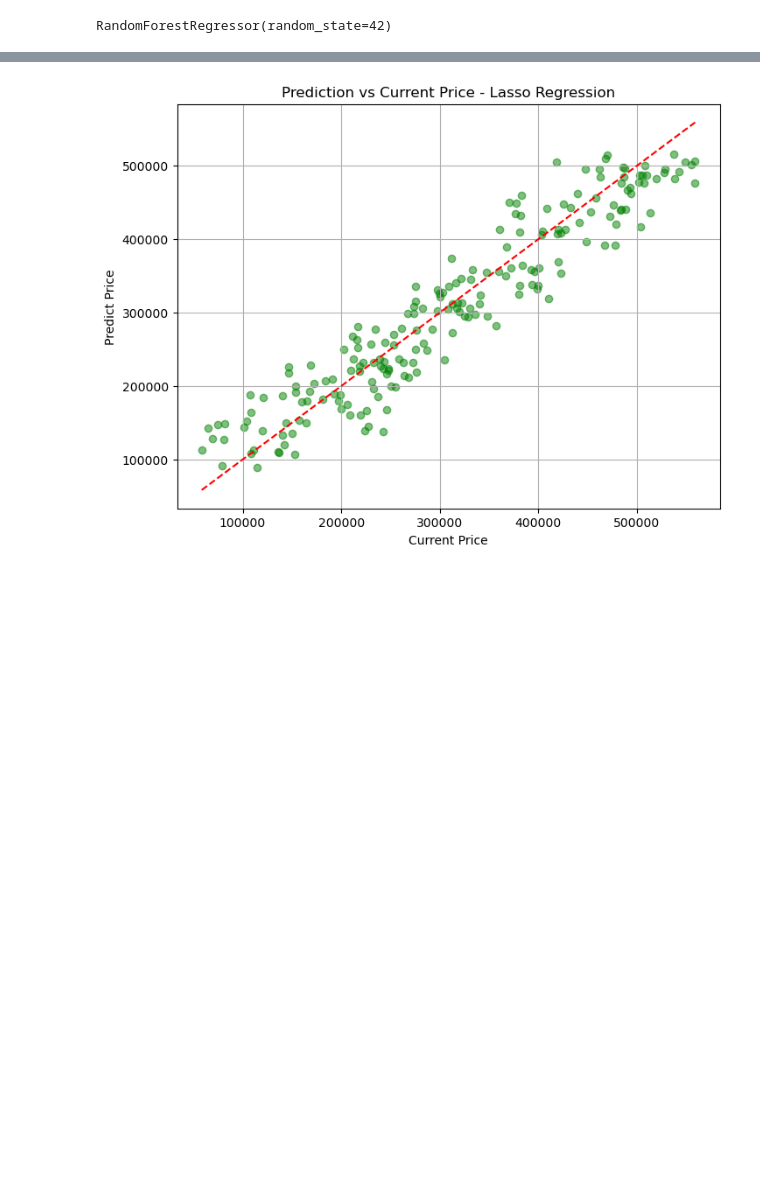
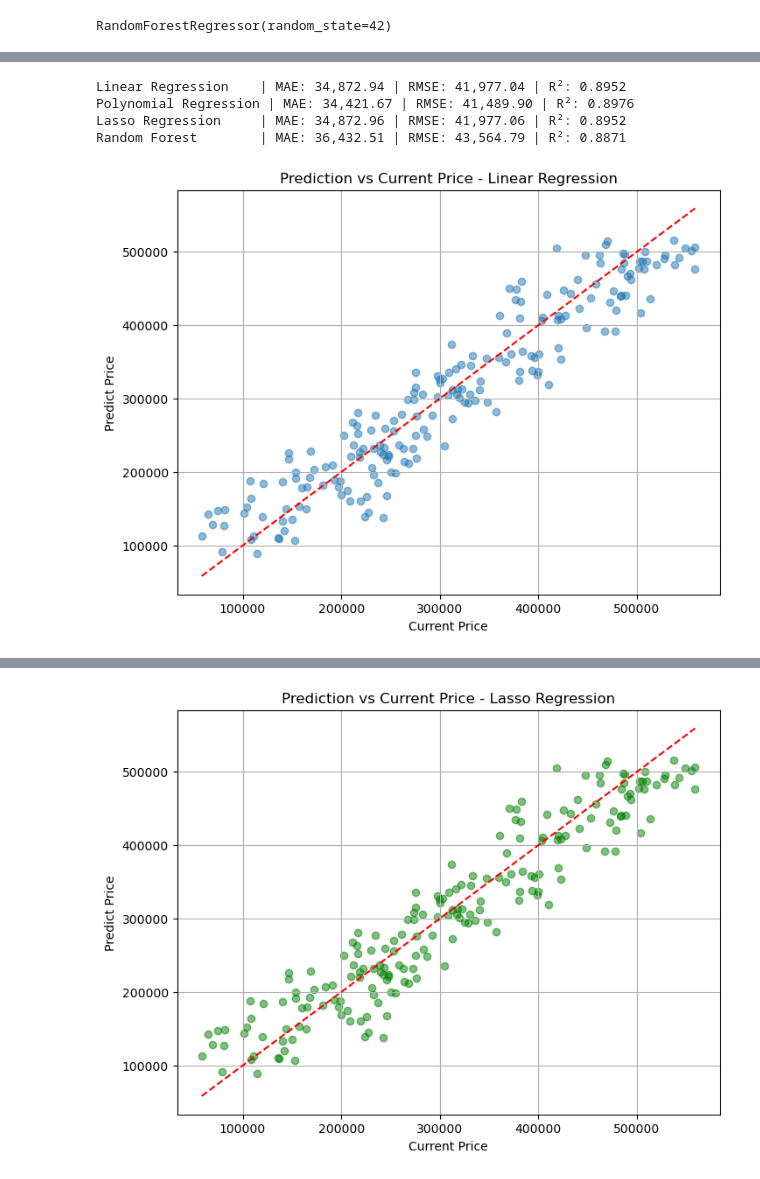
Before and after one commit to chiangmengche/IMLP449, a Jupyter notebook: Project/Final_project.ipynb, the cells around one changed output, grey strips where cells are left out. Drawn from its saved outputs; the diff is of its cells as text; code cells hidden in the pictures; blank space fills up the shorter version.

```diff
--- a/Project/Final_project.ipynb
+++ b/Project/Final_project.ipynb
@@ -115,5 +125,28 @@ print(ev_rf)
 ('Lasso Regression', 34872.96229417997, 41977.061009454, 0.8951831246546735)
 ('Random Forest', 36432.508625, 43564.787989647004, 0.8871040502077758)
+# %%
+models_eval = [ev_lr, ev_poly, ev_lasso, ev_rf]
+
+for model in models_eval:
+    name, mae, rmse, r2 = model
+    print(f"{name:<20} | MAE: {mae:,.2f} | RMSE: {rmse:,.2f} | R²: {r2:.4f}")
+# %% [output]
+Linear Regression    | MAE: 34,872.94 | RMSE: 41,977.04 | R²: 0.8952
+Polynomial Regression | MAE: 34,421.67 | RMSE: 41,489.90 | R²: 0.8976
+Lasso Regression     | MAE: 34,872.96 | RMSE: 41,977.06 | R²: 0.8952
+Random Forest        | MAE: 36,432.51 | RMSE: 43,564.79 | R²: 0.8871
+# %%
+# 使用Linear Regression的預測結果進行圖示
+plt.figure(figsize=(8, 6))
+plt.scatter(y_test, lr_predict, alpha=0.5)
+plt.plot([y_test.min(), y_test.max()], [y_test.min(), y_test.max()], 'r--')
+plt.xlabel("Current Price")
+plt.ylabel("Predict Price")
+plt.title("Prediction vs Current Price - Linear Regression")
+plt.grid(True)
+plt.show()
+# %% [output]
+[figure, added]
 # %%
 # 使用Polynomial Regression的預測結果進行圖示
 plt.figure(figsize=(8, 6))
```
Also changed, not shown: parts of 8 cells of this notebook, 1 other file.
